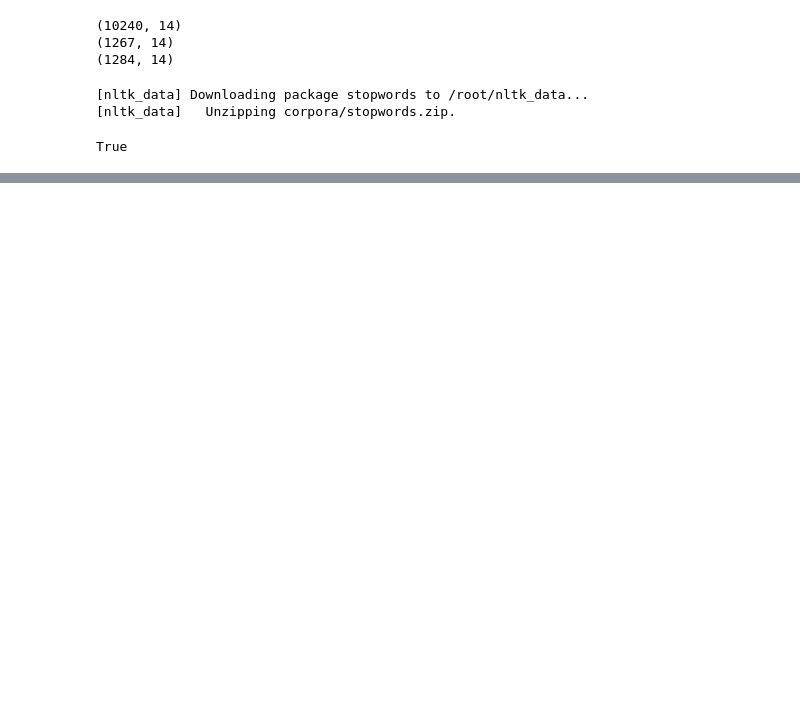
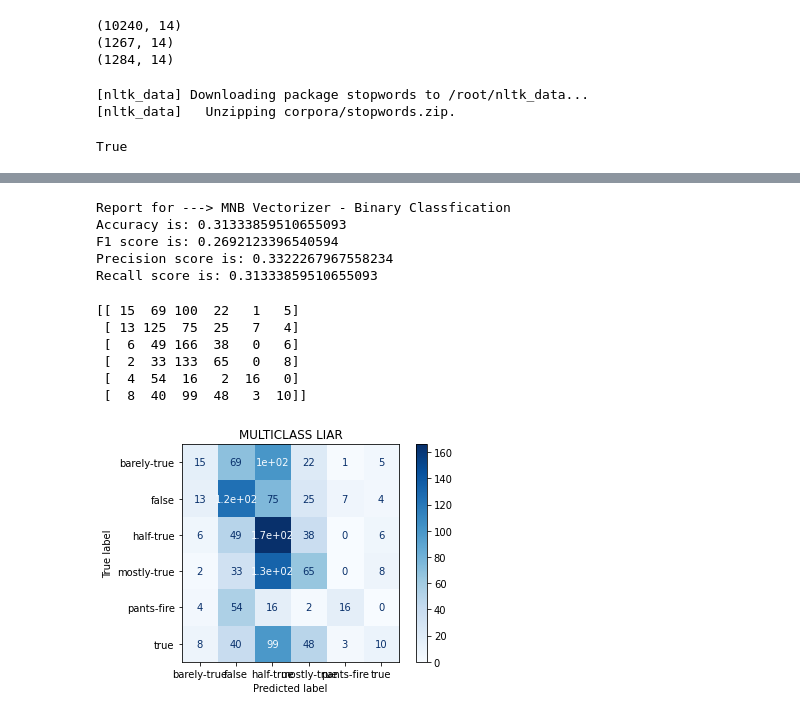
Before and after one commit to sshetkar3858/EE461P_Final_Project_Fake_News_Classifier, a Jupyter notebook: liar/MNB_LIAR.ipynb, the cells around one changed output, grey strips where cells are left out. Saved outputs shown, nothing was run; the diff lists cells and outputs as text; code cells hidden in the pictures; blank space fills up the shorter version.

```diff
--- a/liar/MNB_LIAR.ipynb
+++ b/liar/MNB_LIAR.ipynb
@@ -265,0 +224,8 @@ Recall score is: 0.712707182320442
+# %%
+# print(traindata['label'].shape)
+# print(prediction0.shape)
+for x in prediction0:
+  print(x)
+pd.Series(prediction0).value_counts()
+#print(prediction0)
+# print(testdata.shape)
@@ -265,0 +479,16 @@ Recall score is: 0.712707182320442
+# %%
+def pre_process_text(text):
+  text = text.lower()
+  text_p = "".join([char for char in text if char not in string.punctuation])
+
+  words = word_tokenize(text_p)
+
+  stop_words = stopwords.words('english')
+  filtered_words = [word for word in words if word not in stop_words]
+
+  # porter = PorterStemmer()
+  # stemmed = [porter.stem(word) for word in filtered_words]
+
+  # pos = pos_tag(filtered_words)
+
+  return ' '.join(filtered_words)
@@ -265,0 +508,14 @@ Recall score is: 0.712707182320442
+# %%
+def one_hot_encode(df):
+    dummies = df['subject'].str.get_dummies(sep=",")
+    df_copy = pd.concat([df.drop('subject', 1), dummies], 1)
+    return df_copy
+# %%
+
+traindata2.dropna(axis=0, how='all', subset=['subject'], inplace=True)
+traindata2.dropna(axis=0, how='all', subset=['speaker'], inplace=True)
+traindata2.dropna(axis=0, how='all', subset=['party'], inplace=True)
+traindata2 = traindata2.reset_index(drop=True)
+X_train, y_train = traindata2.drop(['label','speaker_job_title', 'state_info', 'json ID', 'los'], axis=1), traindata2['label']
+X_val, y_val = valdata2.drop(['label', 'speaker_job_title', 'state_info', 'json ID', 'los'], axis=1), valdata2['label']
+X_test, y_test = testdata2.drop(['label','speaker_job_title', 'state_info', 'json ID', 'los'], axis=1), testdata2['label']
@@ -265,0 +613,31 @@ Recall score is: 0.712707182320442
+# %%
+from sklearn.metrics import (accuracy_score, f1_score, precision_score, recall_score)
+accuracy = accuracy_score(y_test,pred)
+f1 = f1_score(y_test, pred, average = 'weighted')
+precision = precision_score(y_test, pred, average = 'weighted')
+recall = recall_score(y_test, pred, average = 'weighted')
+
+print('Report for ---> {}'.format("MNB Vectorizer - Binary Classfication"))
+print('Accuracy is: {}'.format(accuracy))
+print('F1 score is: {}'.format(f1))
+print('Precision score is: {}'.format(precision))
+print('Recall score is: {}'.format(recall))
+# %% [output]
+Report for ---> MNB Vectorizer - Binary Classfication
+Accuracy is: 0.31333859510655093
+F1 score is: 0.2692123396540594
+Precision score is: 0.3322267967558234
+Recall score is: 0.31333859510655093
+# %%
+disp = plot_confusion_matrix(model, X_test, y_test ,cmap=plt.cm.Blues)
+disp.ax_.set_title("MULTICLASS LIAR")
+
+print(disp.confusion_matrix)
+# %% [output]
+[[ 15  69 100  22   1   5]
+ [ 13 125  75  25   7   4]
+ [  6  49 166  38   0   6]
+ [  2  33 133  65   0   8]
+ [  4  54  16   2  16   0]
+ [  8  40  99  48   3  10]]
+[figure, added]
```
Also changed, not shown: parts of 89 cells of this notebook.
